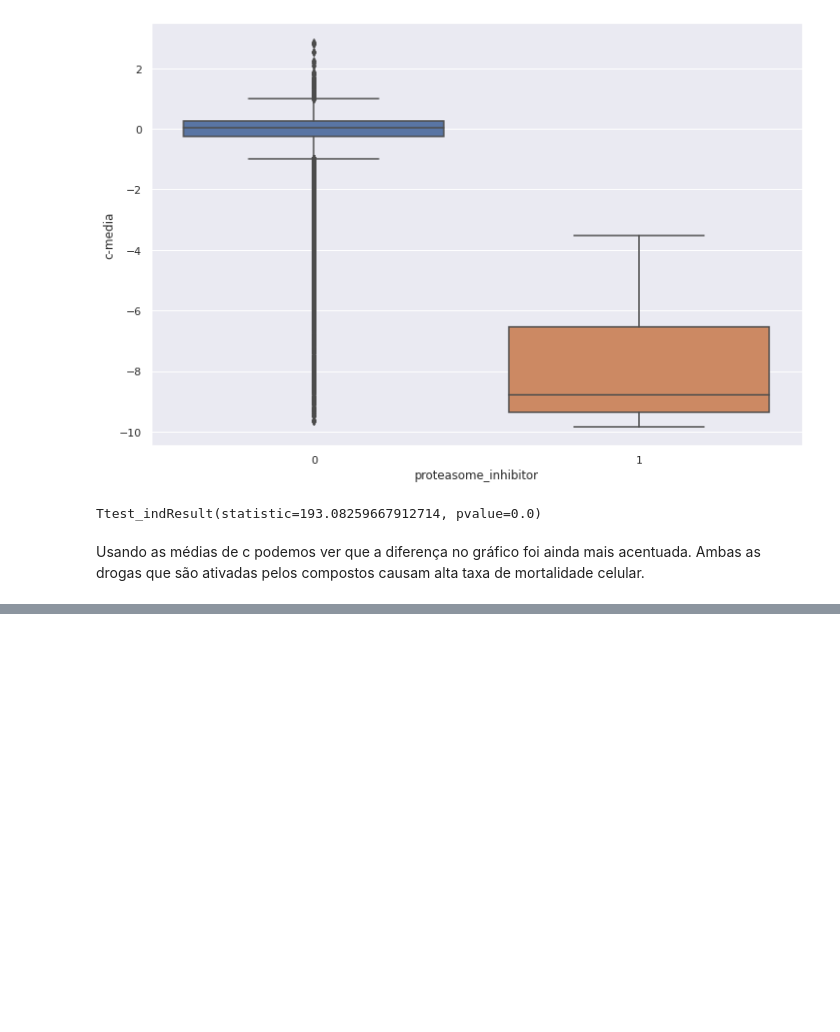
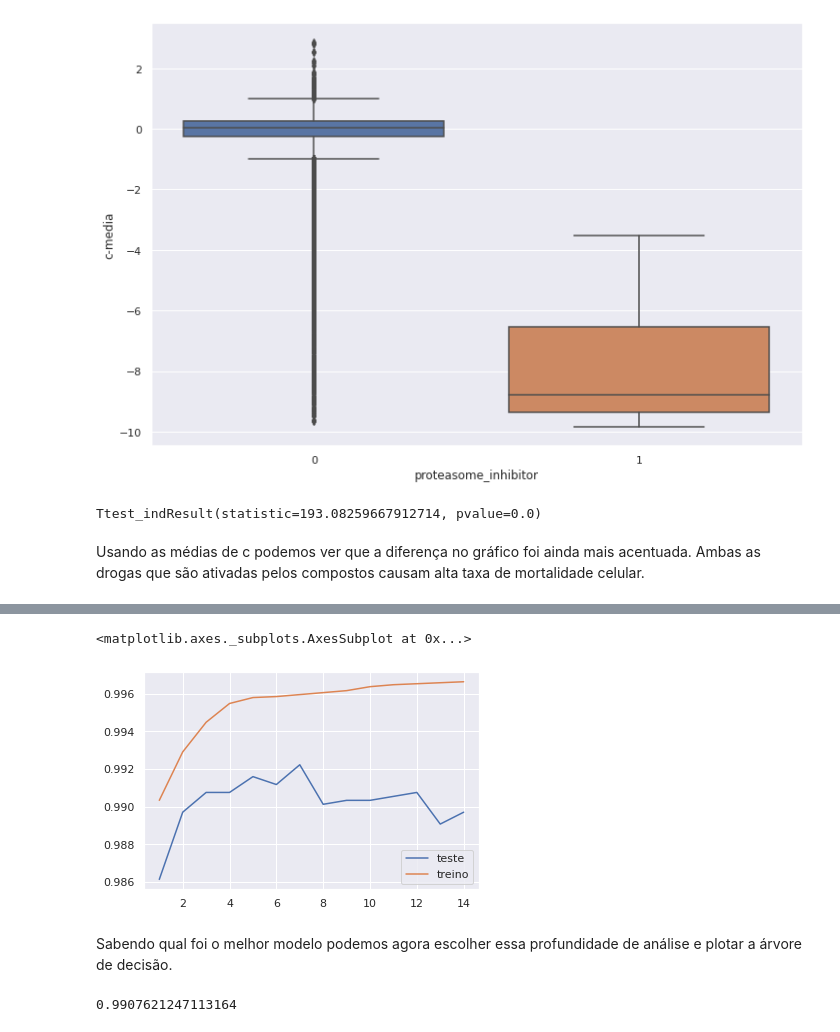
Before and after one commit to luancsoliver/imersao-dados-desafio-final, a Jupyter notebook: Notebooks/Analise_exploratoria.ipynb, the cells around one changed output, grey strips where cells are left out. Drawn from its saved outputs; the diff is of its cells as text; code cells hidden in the pictures; blank space fills up the shorter version.

```diff
--- a/Notebooks/Analise_exploratoria.ipynb
+++ b/Notebooks/Analise_exploratoria.ipynb
@@ -196,0 +206,16 @@ Com a minha exploração de dados eu decidi apresentar no notebook final minhas
+# %%
+x = combinados.drop(['id', 'composto', 'nfkb_inhibitor', 'proteasome_inhibitor','c-media'], axis=1)
+x = pd.get_dummies(x, columns=['dose', 'tratamento', 'tempo'])
+y = combinados['nfkb_inhibitor']
+x_treino, x_teste, y_treino, y_teste = train_test_split(x, y, test_size = .2, random_state=376,
+                                                        stratify=y)
+
+teste=[]
+treino=[]
+for i in range(1,15):
+  modelo_arvore = DecisionTreeClassifier(max_depth=i)
+  modelo_arvore.fit(x_treino, y_treino)
+  teste.append(modelo_arvore.score(x_teste, y_teste))
+  treino.append(modelo_arvore.score(x_treino, y_treino))
+
+print(f'O melhor valor para depth foi {np.argmax(teste)+1}')
@@ -196,0 +260,14 @@ Com a minha exploração de dados eu decidi apresentar no notebook final minhas
+# %%
+sns.lineplot(x=range(1,15), y=teste, label='teste')
+sns.lineplot(x=range(1,15), y=treino, label='treino')
+# %% [output]
+<matplotlib.axes._subplots.AxesSubplot at 0x...>
+[figure, added]
+# %% [markdown]
+Sabendo qual foi o melhor modelo podemos agora escolher essa profundidade de análise e plotar a árvore de decisão.
+# %%
+modelo_arvore = DecisionTreeClassifier(max_depth=7)
+modelo_arvore.fit(x_treino, y_treino)
+modelo_arvore.score(x_teste, y_teste)
+# %% [output]
+0.9907621247113164
```
Also changed, not shown: parts of 19 cells of this notebook.
